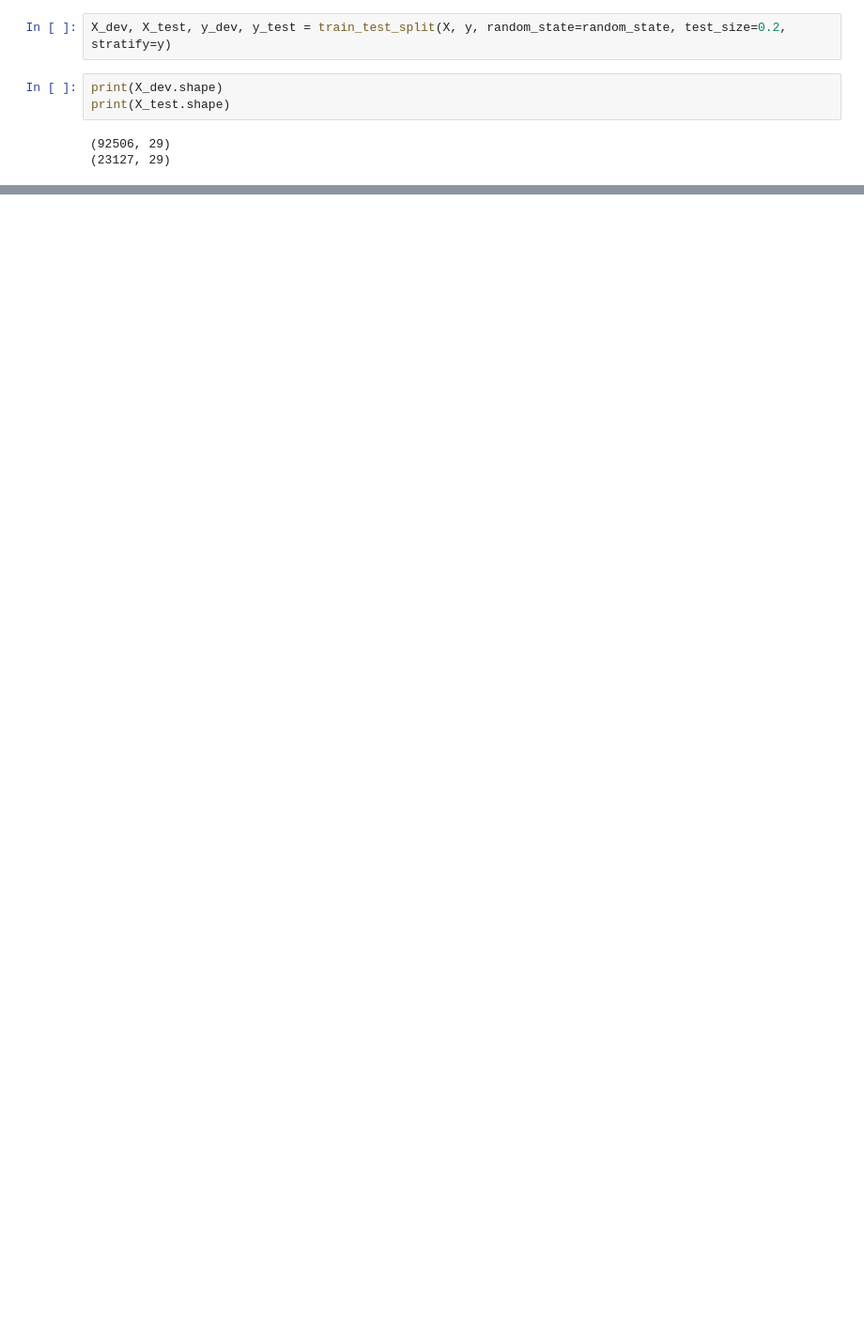
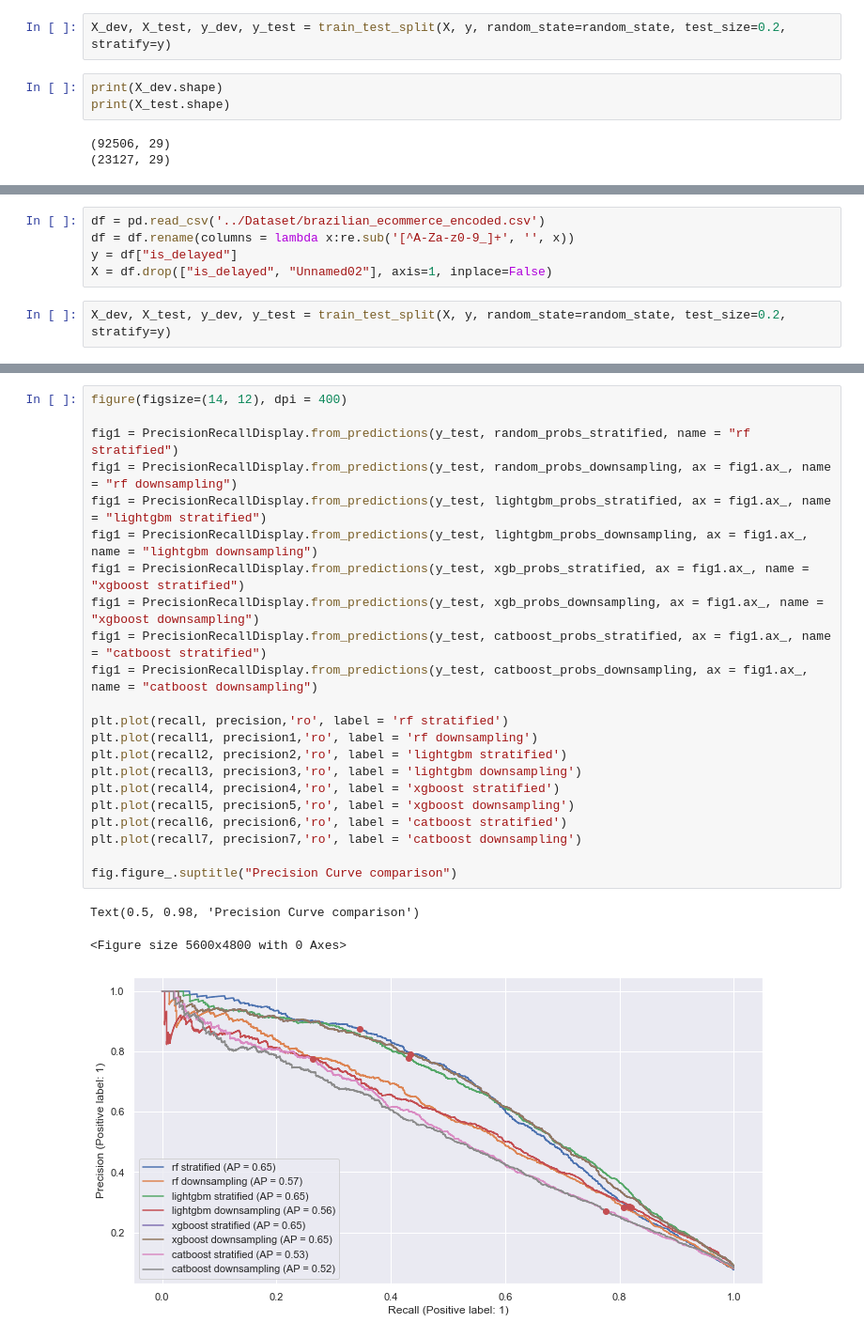
Before and after one commit to lukaswangbk/Delivery-Delay-Prediction, a Jupyter notebook: Notebook/3_8_Evaluation.ipynb, the cells around one changed output, grey strips where cells are left out. Shown at 94% size. Cells and saved outputs as stored; diff of their text form; blank space fills up the shorter version.

```diff
--- a/Notebook/3_8_Evaluation.ipynb
+++ b/Notebook/3_8_Evaluation.ipynb
@@ -275,0 +132,7 @@ Text(0.5, 0.98, 'Precision Curve comparison')
+# %%
+df = pd.read_csv('../Dataset/brazilian_ecommerce_encoded.csv')
+df = df.rename(columns = lambda x:re.sub('[^A-Za-z0-9_]+', '', x))
+y = df["is_delayed"]
+X = df.drop(["is_delayed", "Unnamed02"], axis=1, inplace=False)
+# %%
+X_dev, X_test, y_dev, y_test = train_test_split(X, y, random_state=random_state, test_size=0.2, stratify=y)
@@ -275,0 +216,26 @@ Text(0.5, 0.98, 'Precision Curve comparison')
+# %%
+figure(figsize=(14, 12), dpi = 400)
+
+fig1 = PrecisionRecallDisplay.from_predictions(y_test, random_probs_stratified, name = "rf stratified")
+fig1 = PrecisionRecallDisplay.from_predictions(y_test, random_probs_downsampling, ax = fig1.ax_, name = "rf downsampling")
+fig1 = PrecisionRecallDisplay.from_predictions(y_test, lightgbm_probs_stratified, ax = fig1.ax_, name = "lightgbm stratified")
+fig1 = PrecisionRecallDisplay.from_predictions(y_test, lightgbm_probs_downsampling, ax = fig1.ax_, name = "lightgbm downsampling")
+fig1 = PrecisionRecallDisplay.from_predictions(y_test, xgb_probs_stratified, ax = fig1.ax_, name = "xgboost stratified")
+fig1 = PrecisionRecallDisplay.from_predictions(y_test, xgb_probs_downsampling, ax = fig1.ax_, name = "xgboost downsampling")
+fig1 = PrecisionRecallDisplay.from_predictions(y_test, catboost_probs_stratified, ax = fig1.ax_, name = "catboost stratified")
+fig1 = PrecisionRecallDisplay.from_predictions(y_test, catboost_probs_downsampling, ax = fig1.ax_, name = "catboost downsampling")
+
+plt.plot(recall, precision,'ro', label = 'rf stratified')
+plt.plot(recall1, precision1,'ro', label = 'rf downsampling')
+plt.plot(recall2, precision2,'ro', label = 'lightgbm stratified')
+plt.plot(recall3, precision3,'ro', label = 'lightgbm downsampling')
+plt.plot(recall4, precision4,'ro', label = 'xgboost stratified')
+plt.plot(recall5, precision5,'ro', label = 'xgboost downsampling')
+plt.plot(recall6, precision6,'ro', label = 'catboost stratified')
+plt.plot(recall7, precision7,'ro', label = 'catboost downsampling')
+
+fig.figure_.suptitle("Precision Curve comparison")
+# %% [output]
+Text(0.5, 0.98, 'Precision Curve comparison')
+<Figure size 5600x4800 with 0 Axes>
+[figure, added]
```
Also changed, not shown: parts of 49 cells of this notebook.
